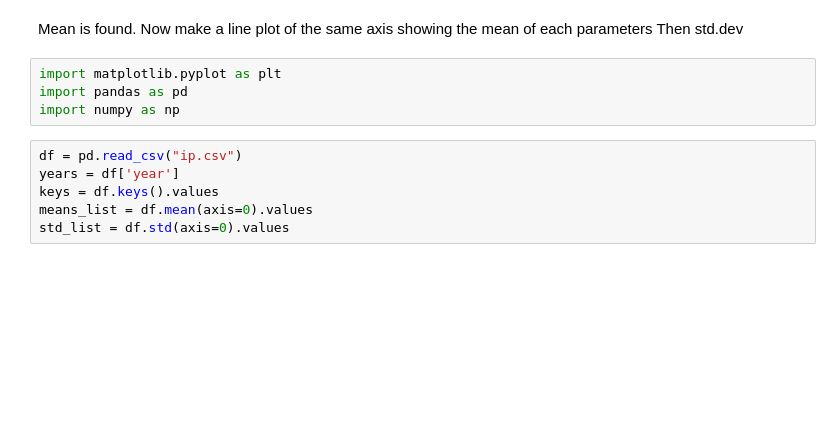
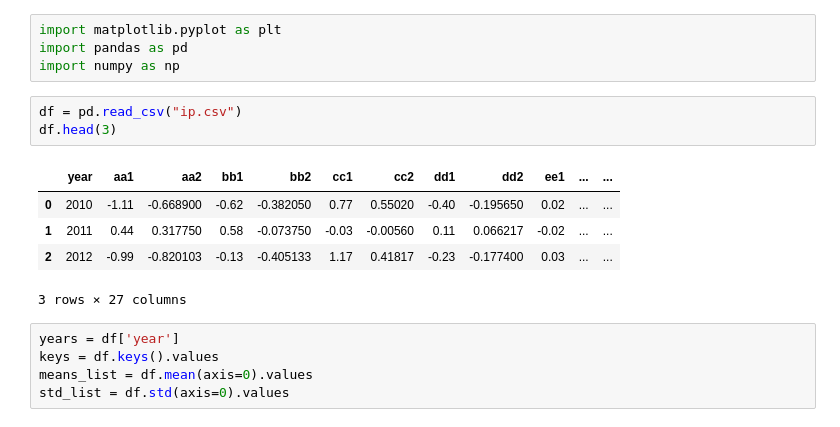
Before and after one commit to riyasmjgeo/Python_Showcase, a Jupyter notebook: pandas_subploting/pandas_subplot.ipynb, the cells around one changed output. Saved outputs shown, nothing was run; the diff lists cells and outputs as text; blank space fills up the shorter version.

```diff
--- a/pandas_subploting/pandas_subplot.ipynb
+++ b/pandas_subploting/pandas_subplot.ipynb
@@ -1,13 +1,17 @@
-# %% [markdown]
-Mean is found.
-Now make a line plot of the same axis showing the mean of each parameters
-Then std.dev
 # %%
 import matplotlib.pyplot as plt
 import pandas as pd
 import numpy as np
+# %%
+df = pd.read_csv("ip.csv")
+df.head(3)
+# %% [output]
+|  | year | aa1 | aa2 | bb1 | bb2 | cc1 | cc2 | dd1 | dd2 | ee1 | ... | ... |
+| 0 | 2010 | -1.11 | -0.668900 | -0.62 | -0.382050 | 0.77 | 0.55020 | -0.40 | -0.195650 | 0.02 | ... | ... |
+| 1 | 2011 | 0.44 | 0.317750 | 0.58 | -0.073750 | -0.03 | -0.00560 | 0.11 | 0.066217 | -0.02 | ... | ... |
+| 2 | 2012 | -0.99 | -0.820103 | -0.13 | -0.405133 | 1.17 | 0.41817 | -0.23 | -0.177400 | 0.03 | ... | ... |
+3 rows × 27 columns
 # %%
-df = pd.read_csv("ip.csv")
 years = df['year']
 keys = df.keys().values
 means_list = df.mean(axis=0).values
```
Also changed, not shown: parts of 1 cell of this notebook.
